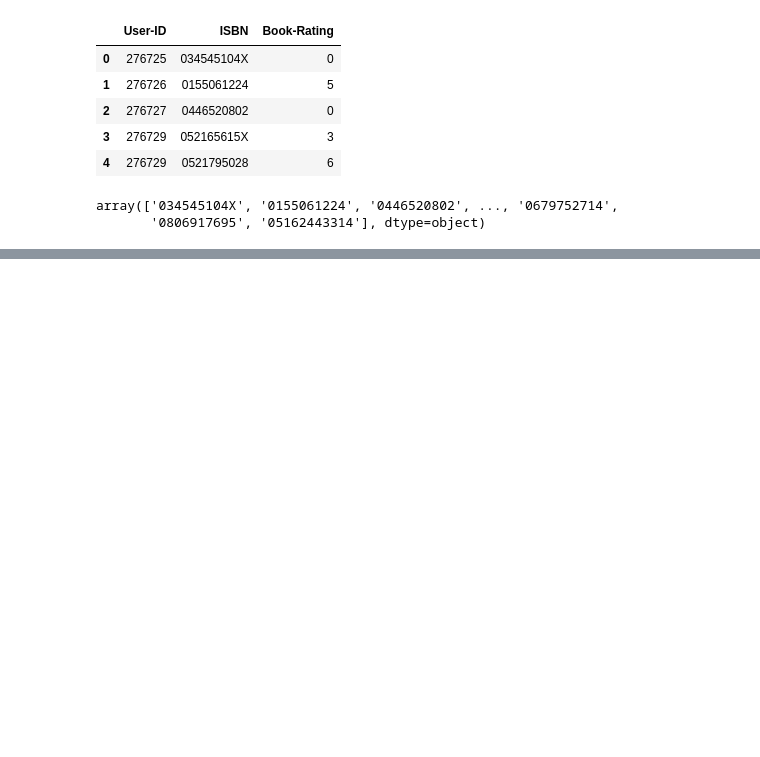
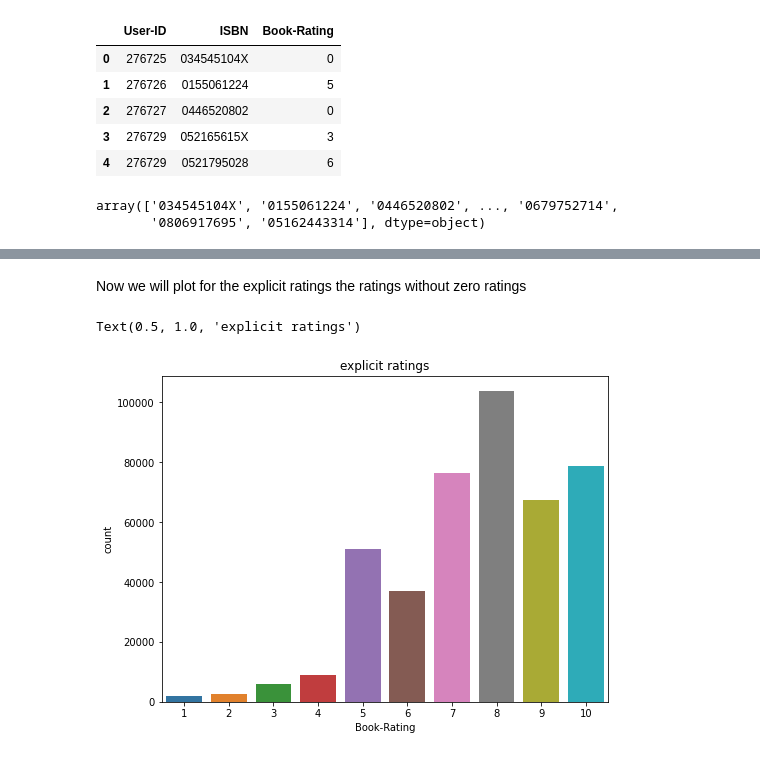
Before and after one commit to saurabhdaund76/Book-Recommendation-System, a Jupyter notebook: Book_recommendation_system.ipynb, the cells around one changed output, grey strips where cells are left out. Drawn from its saved outputs; the diff is of its cells as text; code cells hidden in the pictures; blank space fills up the shorter version.

```diff
--- a/Book_recommendation_system.ipynb
+++ b/Book_recommendation_system.ipynb
@@ -318,0 +402,10 @@ array(['034545104X', '0155061224', '0446520802', ..., '0679752714',
+# %% [markdown]
+Now we will plot for the explicit ratings the ratings without zero ratings
+# %%
+plt.figure(figsize=(8,6))
+data=ratings_df[ratings_df['Book-Rating']!=0]
+sns.countplot(x='Book-Rating' , data=data)
+plt.title('explicit ratings')
+# %% [output]
+Text(0.5, 1.0, 'explicit ratings')
+[figure, added]
```
Also changed, not shown: parts of 21 cells of this notebook.
